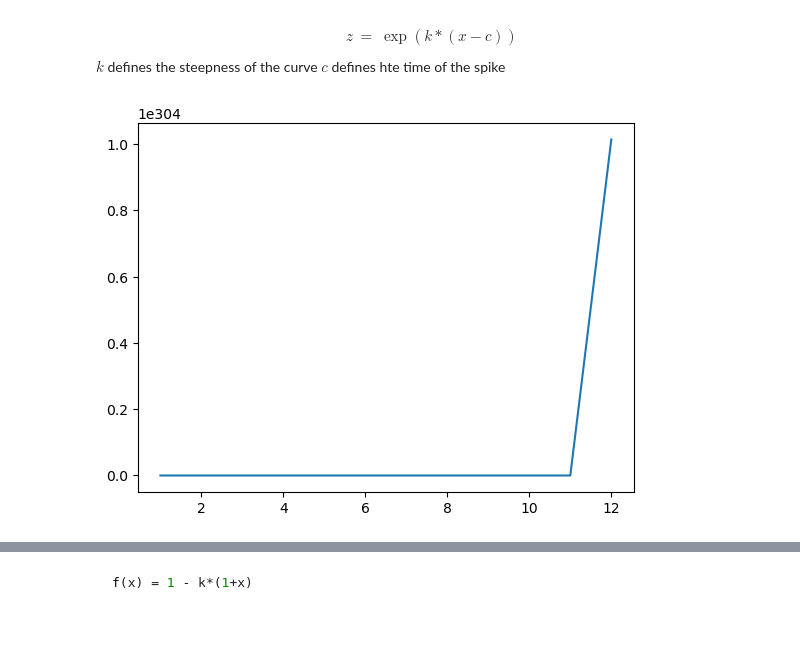
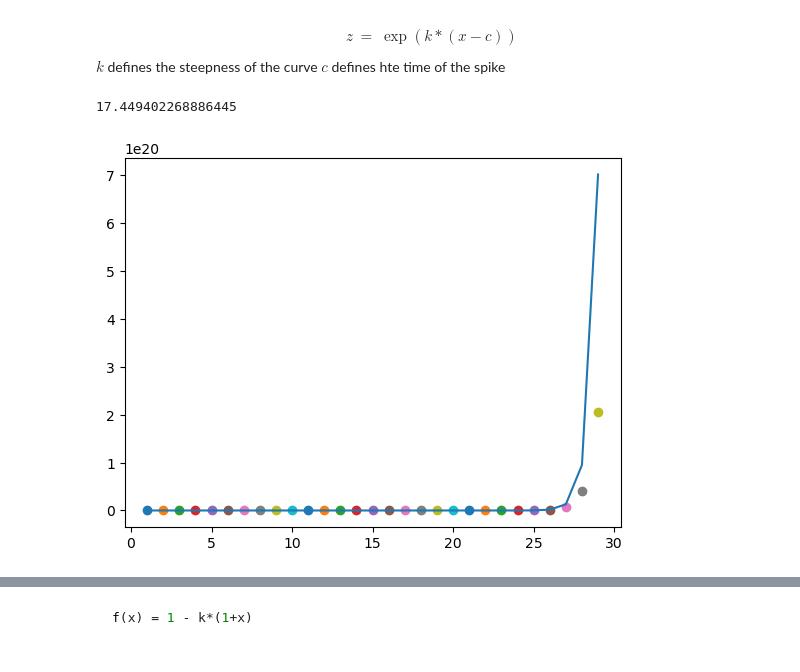
Before and after one commit to CosmicSurgery/thesis_notebooks, a Jupyter notebook: 2023.08.30 - Reservoir Testing/2023.08.30 - Rescursive delays.ipynb, the cells around one changed output, grey strips where cells are left out. Cells and saved outputs as stored; diff of their text form; code cells hidden in the pictures.

```diff
--- a/2023.08.30 - Reservoir Testing/2023.08.30 - Rescursive delays.ipynb
+++ b/2023.08.30 - Reservoir Testing/2023.08.30 - Rescursive delays.ipynb
@@ -34,11 +52,19 @@ plt.show()
 $$z\ =\ \exp(k*(x-c))$$
 $k$ defines the steepness of the curve
 $c$ defines hte time of the spike
+# %%
+prev
+# %% [output]
+17.449402268886445
 # %%
 x = np.arange(*delay_range)
 c=5
 plt.figure()
-plt.plot(x, np.exp(100*(x-c)))
+plt.plot(x, np.exp(2*(x-c)))
+prev=1.1
+for k in x:
+    prev *=5
+    plt.scatter(k,prev)
 plt.show()
 # %% [output]
-[figure, old version]
+[figure, new version]
```
Also changed, not shown: parts of 6 cells of this notebook, 2 other files.
